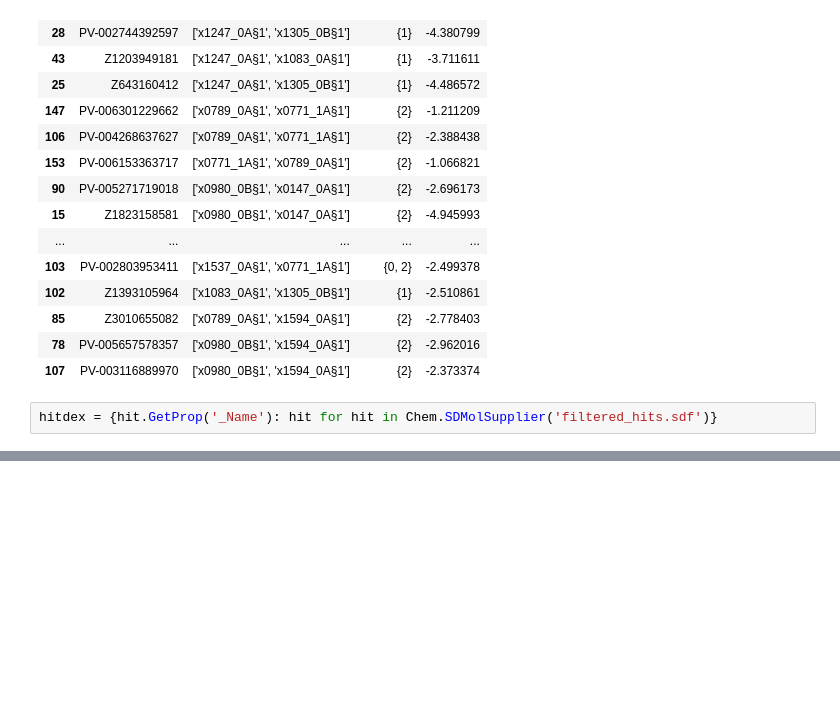
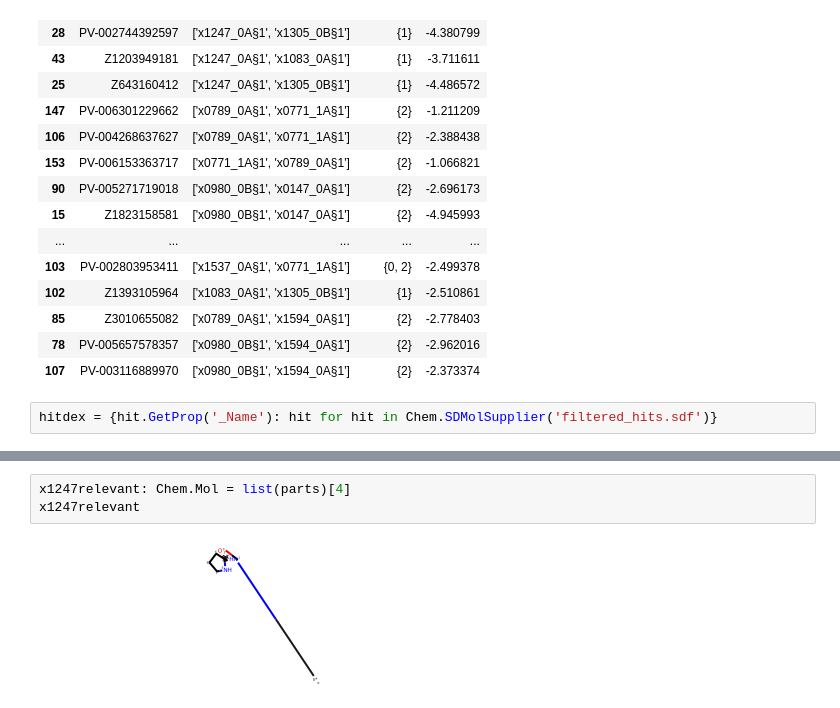
Before and after one commit to matteoferla/EV-D68-3C-protease, a Jupyter notebook: 02_hit-prep/hit_investigation.ipynb, the cells around one changed output, grey strips where cells are left out. Drawn from its saved outputs; the diff is of its cells as text; blank space fills up the shorter version.

```diff
--- a/02_hit-prep/hit_investigation.ipynb
+++ b/02_hit-prep/hit_investigation.ipynb
@@ -957,0 +972,5 @@ INFO:Fragmenstein:ZINC1536013595-rxd - Time taken: 11.597370862960815
+# %%
+x1247relevant: Chem.Mol = list(parts)[4]
+x1247relevant
+# %% [output]
+[figure, added]
```
Also changed, not shown: parts of 52 cells of this notebook, 10 other files.
